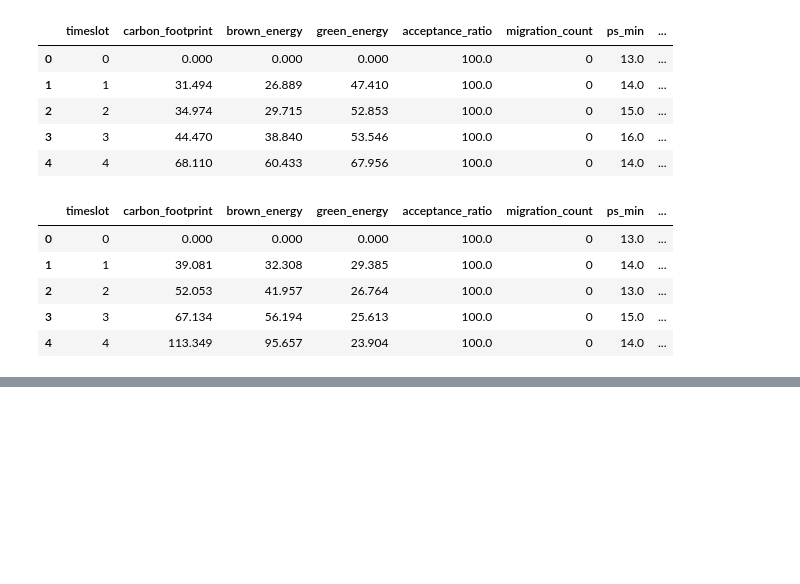
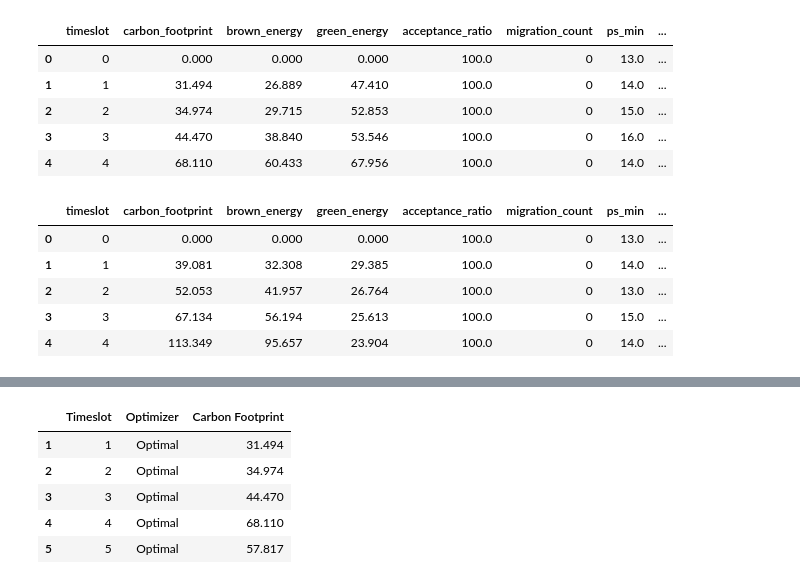
Before and after one commit to mfbari/esso, a Jupyter notebook: plots/plot_overall_carbon_footprint.ipynb, the cells around one changed output, grey strips where cells are left out. Saved outputs shown, nothing was run; the diff lists cells and outputs as text; code cells hidden in the pictures; blank space fills up the shorter version.

```diff
--- a/plots/plot_overall_carbon_footprint.ipynb
+++ b/plots/plot_overall_carbon_footprint.ipynb
@@ -40,3 +53,12 @@ cf_df.head()
 # %%
 ts_melt = cf_df.melt(id_vars='Timeslot', var_name="Optimizer", value_name="Carbon Footprint")
+mask = ((ts_melt['Timeslot'] <= 24) & (ts_melt['Timeslot'] > 0))
+ts_melt = ts_melt[mask]
 ts_melt.head()
+# %% [output]
+|  | Timeslot | Optimizer | Carbon Footprint |
+| 1 | 1 | Optimal | 31.494 |
+| 2 | 2 | Optimal | 34.974 |
+| 3 | 3 | Optimal | 44.470 |
+| 4 | 4 | Optimal | 68.110 |
+| 5 | 5 | Optimal | 57.817 |
```
Also changed, not shown: parts of 11 cells of this notebook.
